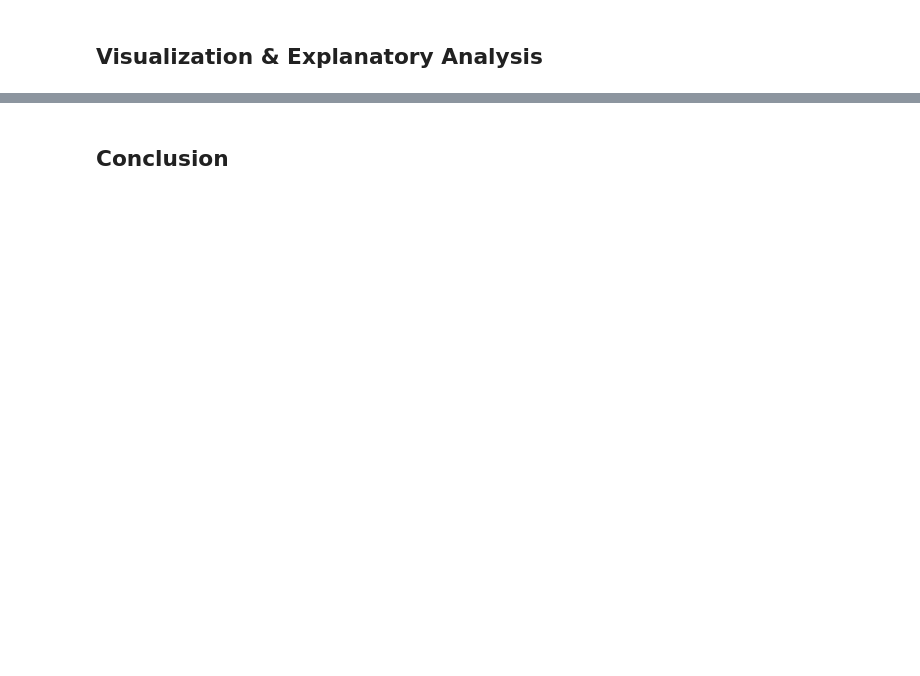
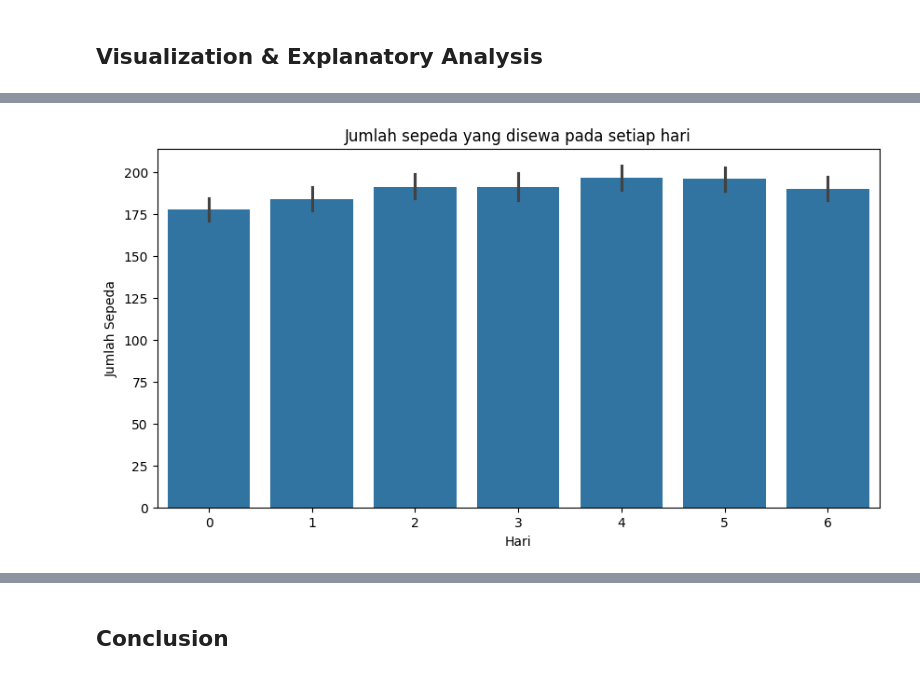
Before and after one commit to isnanramalia/dicoding-latihanDataMining, a Jupyter notebook: proyek_akhir/notebook.ipynb, the cells around one changed output, grey strips where cells are left out. Saved outputs shown, nothing was run; the diff lists cells and outputs as text; code cells hidden in the pictures; blank space fills up the shorter version.

```diff
--- a/proyek_akhir/notebook.ipynb
+++ b/proyek_akhir/notebook.ipynb
@@ -318,0 +409,10 @@ Name: instant, Length: 731, dtype: int64>
+# %%
+# visualisasi hari apa yang memiliki jumlah sepeda yang disewa paling banyak
+plt.figure(figsize=(10,5))
+sns.barplot(data=all_data, x='weekday_x', y='cnt_x')
+plt.title('Jumlah sepeda yang disewa pada setiap hari')
+plt.xlabel('Hari')
+plt.ylabel('Jumlah Sepeda')
+plt.show()
+# %% [output]
+[figure, added]
```
Also changed, not shown: parts of 22 cells of this notebook.
